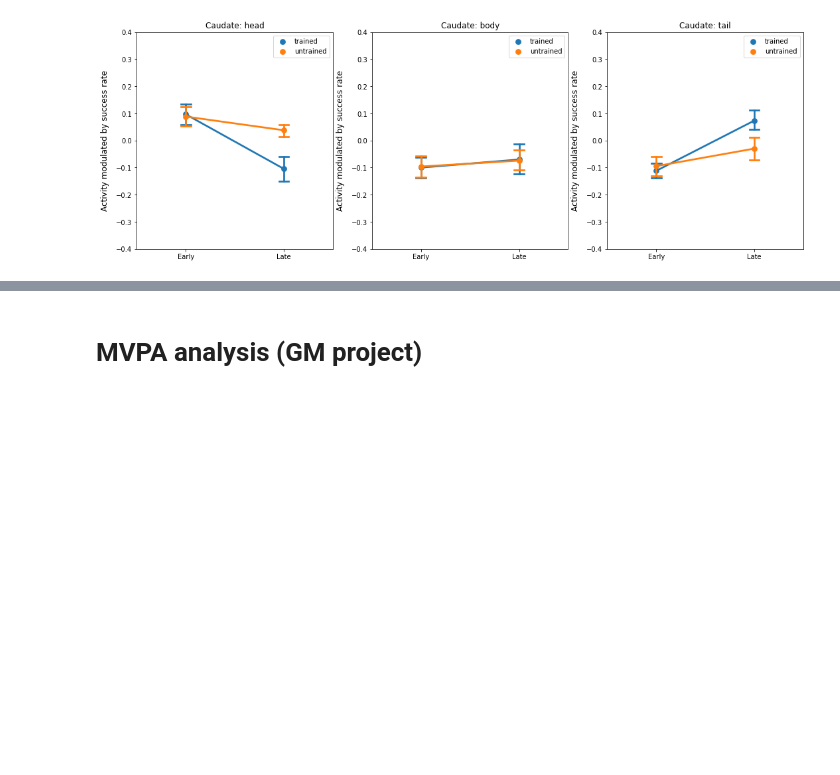
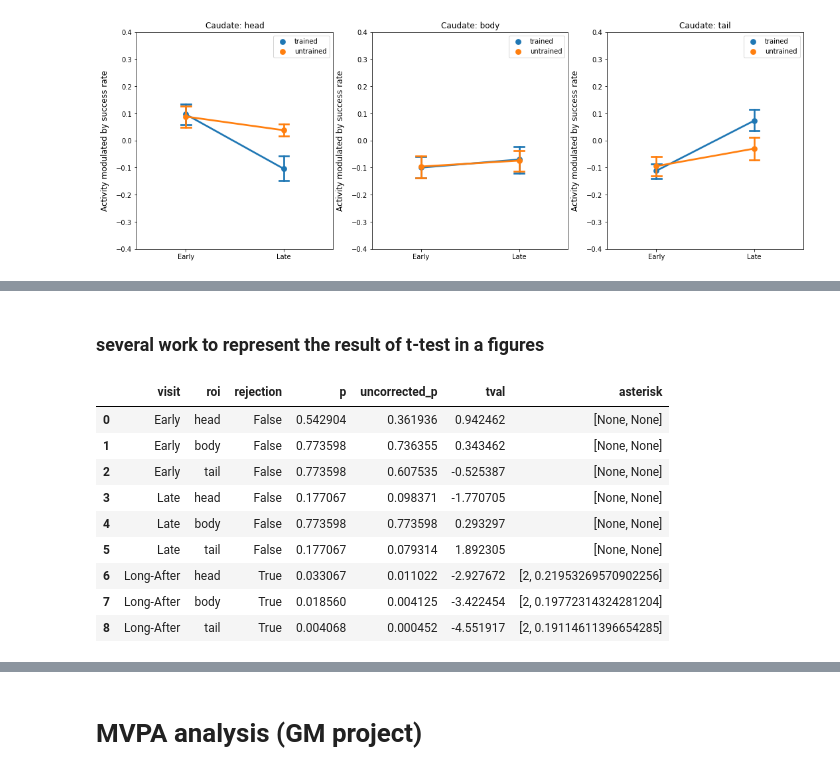
Before and after one commit to psb629/labs, a Jupyter notebook: GD/scripts/fMRI_analysis.ipynb, the cells around one changed output, grey strips where cells are left out. Cells and saved outputs as stored; diff of their text form; code cells hidden in the pictures; blank space fills up the shorter version.

Commit message:
several changes

```diff
--- a/GD/scripts/notebook/fMRI_analysis.ipynb
+++ b/GD/scripts/fMRI_analysis.ipynb
@@ -767,0 +760,6 @@ df
+# %% [markdown]
+### several work to represent the result of t-test in a figures
+# %%
+point = dm.groupby(['group','roi','mapping']).mean().to_dict()['mean']
+# %%
+bar = dm.groupby(['group','roi','mapping']).sem().to_dict()['mean']
@@ -768 +795,53 @@ df
+# %%
+# =====================================================
+## t-test
+## t : 'True' if a hypothesis is rejected, 'False' if not
+## uncorredted_p : pvalues adjusted for multiple hypothesis testing to limit FDR
+
+dt = pd.DataFrame(columns=['visit','roi','rejection','p','uncorrected_p','tval','asterisk'])
+
+pvals, tvals = [], []
+order = []
+
+for visit in visit_list:
+    sub_dm = dm[dm['group'] == visit]
+    for roi in roi_list:
+        subsub_dm = sub_dm[sub_dm['roi'] == roi]
+
+        T_mean_accs = subsub_dm[subsub_dm['mapping'] == 'trained']['mean']
+        UT_mean_accs = subsub_dm[subsub_dm['mapping'] == 'untrained']['mean']
+
+        ## pvalue correction for false discovery rate
+        res = scipy.stats.ttest_rel(T_mean_accs, UT_mean_accs)
+        pvals.append(res.pvalue)
+        tvals.append(res.statistic)
+        order.append([visit,roi])
+
+## rejected(bool), pvalue-corrected(ndarray)
+res = statsmodels.stats.multitest.fdrcorrection(pvals=pvals)
+
+for t, p, uncorrected_p, tval, [visit, roi] in zip(*res, pvals, tvals, order):
+#     if uncorrected_p < 0.05:
+        dt = dt.append(
+            {'visit':visit
+             ,'roi':roi
+             ,'rejection':t
+             ,'p':p
+             ,'uncorrected_p':uncorrected_p
+             ,'tval':tval
+             ,'asterisk':pos_asterisk(t,visit,top[visit,roi,upper_label[visit,roi]])},
+            ignore_index=True
+        )
+dt
+# %% [output]
+|  | visit | roi | rejection | p | uncorrected_p | tval | asterisk |
+| 0 | Early | head | False | 0.542904 | 0.361936 | 0.942462 | [None, None] |
+| 1 | Early | body | False | 0.773598 | 0.736355 | 0.343462 | [None, None] |
+| 2 | Early | tail | False | 0.773598 | 0.607535 | -0.525387 | [None, None] |
+| 3 | Late | head | False | 0.177067 | 0.098371 | -1.770705 | [None, None] |
+| 4 | Late | body | False | 0.773598 | 0.773598 | 0.293297 | [None, None] |
+| 5 | Late | tail | False | 0.177067 | 0.079314 | 1.892305 | [None, None] |
+| 6 | Long-After | head | True | 0.033067 | 0.011022 | -2.927672 | [2, 0.21953269570902256] |
+| 7 | Long-After | body | True | 0.018560 | 0.004125 | -3.422454 | [2, 0.19772314324281204] |
+| 8 | Long-After | tail | True | 0.004068 | 0.000452 | -4.551917 | [2, 0.19114611396654285] |
 # %%
```
Also changed, not shown: parts of 28 cells of this notebook, 8 other files.
